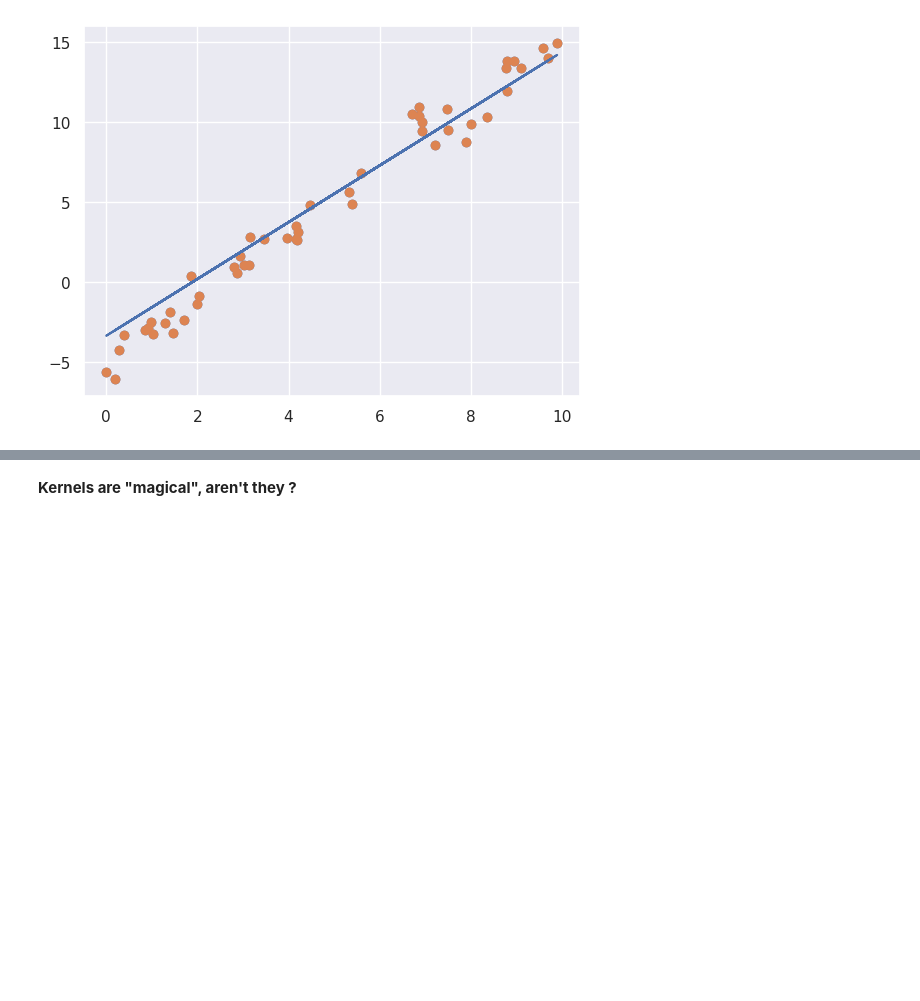
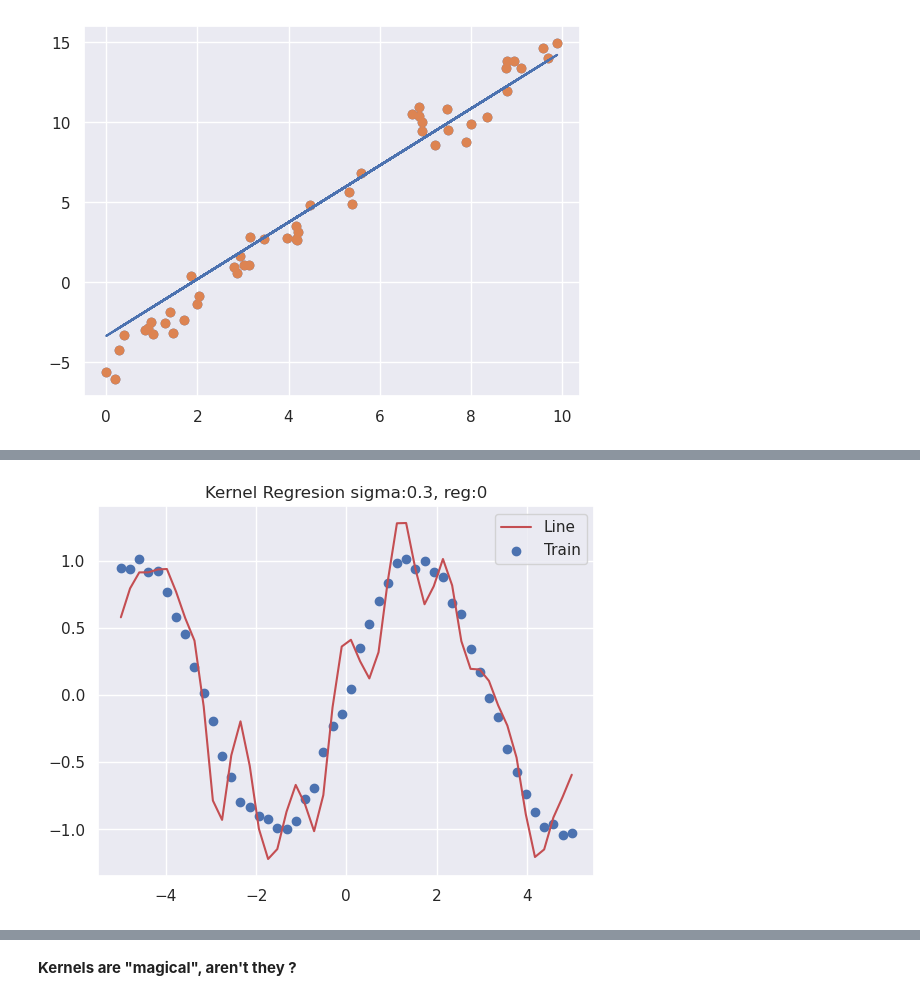
Before and after one commit to Demirrr/Fundamentals, a Jupyter notebook: LinearModels/6.Kernalization.ipynb, the cells around one changed output, grey strips where cells are left out. Saved outputs shown, nothing was run; the diff lists cells and outputs as text; code cells hidden in the pictures; blank space fills up the shorter version.

```diff
--- a/LinearModels/6.Kernalization.ipynb
+++ b/LinearModels/6.Kernalization.ipynb
@@ -221,0 +259,4 @@ plt.legend();
+# %%
+KernelLinearRegression(sigma=.3,reg=0).fit(X,Y,kernel=rbf).plot(X,Y)
+# %% [output]
+[figure, added]
```
Also changed, not shown: parts of 23 cells of this notebook, 1 other file.
